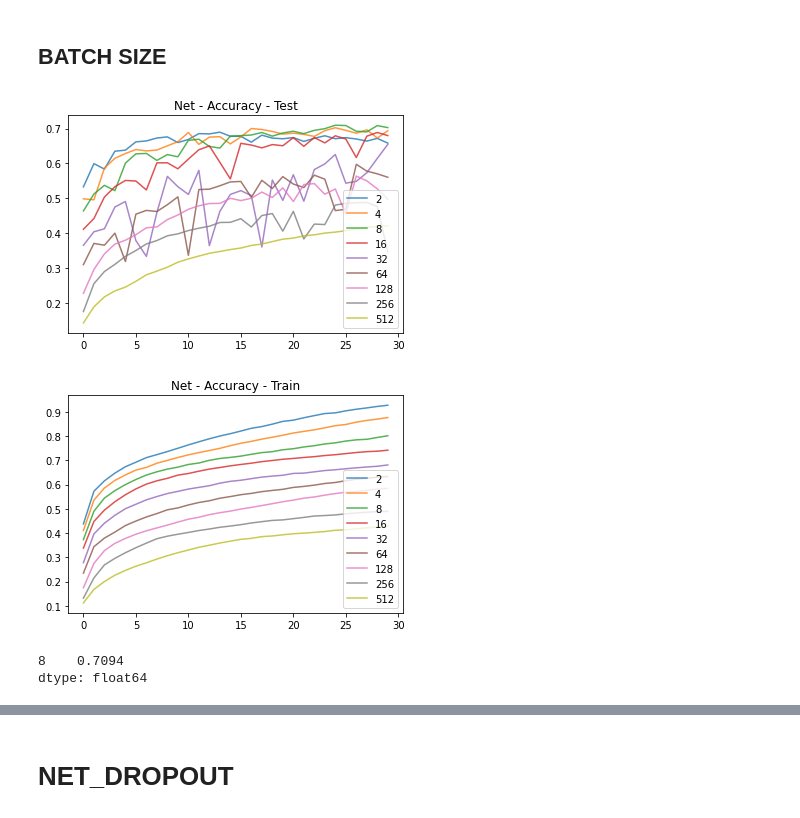
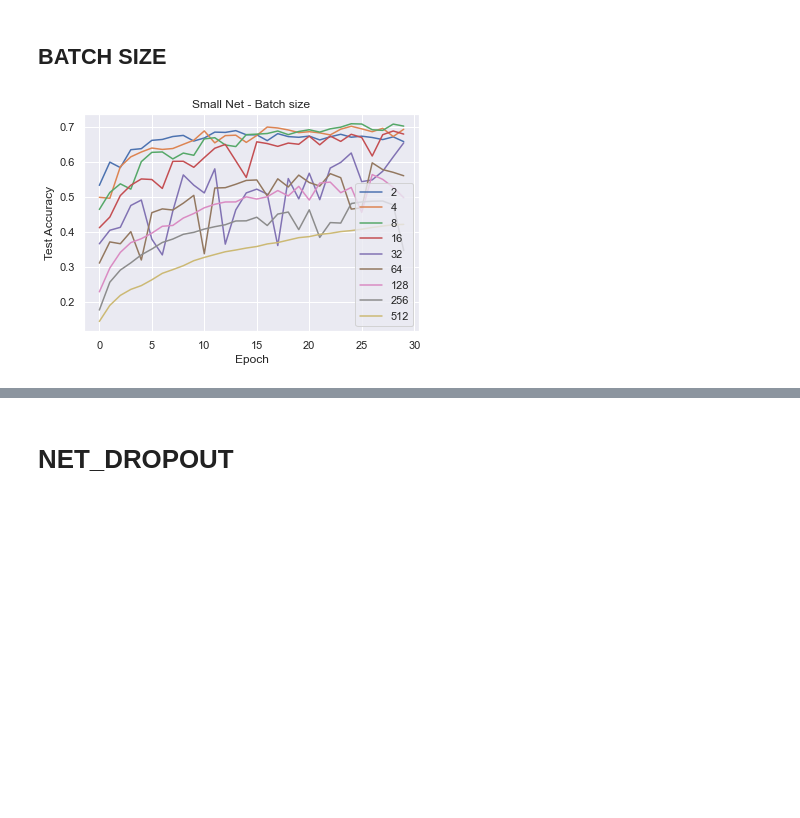
Before and after one commit to muszkowska/DeepLearning, a Jupyter notebook: notebooks/results.ipynb, the cells around one changed output, grey strips where cells are left out. Drawn from its saved outputs; the diff is of its cells as text; code cells hidden in the pictures; blank space fills up the shorter version.

```diff
--- a/notebooks/results.ipynb
+++ b/notebooks/results.ipynb
@@ -6,6 +6,7 @@ import matplotlib.pyplot as plt
 import numpy as np
 import seaborn as sns
 import glob
+sns.set_theme()
 # %% [markdown]
 # Net - experiments
 # %% [markdown]
@@ -72,21 +71,19 @@ net_bs_test_loss = dfs_bs[1].drop("Unnamed: 0", axis =1)
 net_bs_train_acc = dfs_bs[2].drop("Unnamed: 0", axis =1)
 net_bs_train_loss = dfs_bs[3].drop("Unnamed: 0", axis =1)
 # %%
-plt.plot(net_bs_test_acc, alpha = 0.8)
+plt.plot(net_bs_test_acc)
 plt.legend(net_bs_test_acc.columns)
-plt.title("Net - Accuracy - Test")
+plt.title("Small Net - Batch size")
+plt.xlabel("Epoch")
+plt.ylabel("Test Accuracy")
 plt.show()
 
-plt.plot(net_bs_train_acc, alpha = 0.8)
-plt.legend(net_bs_train_acc.columns)
-plt.title("Net - Accuracy - Train")
-plt.show()
+# plt.plot(net_bs_train_acc)
+# plt.legend(net_bs_train_acc.columns)
+# plt.title("Small Net - Batch size")
+# plt.xlabel("Epoch")
+# plt.ylabel("Train Accuracy")
+# plt.show()
 # %% [output]
-[figure, old version]
+[figure, new version]
-[figure, removed]
-# %%
-net_bs_test_acc[['8']].max()
-# %% [output]
-8    0.7094
-dtype: float64
 # %%
```
Also changed, not shown: parts of 24 cells of this notebook.
